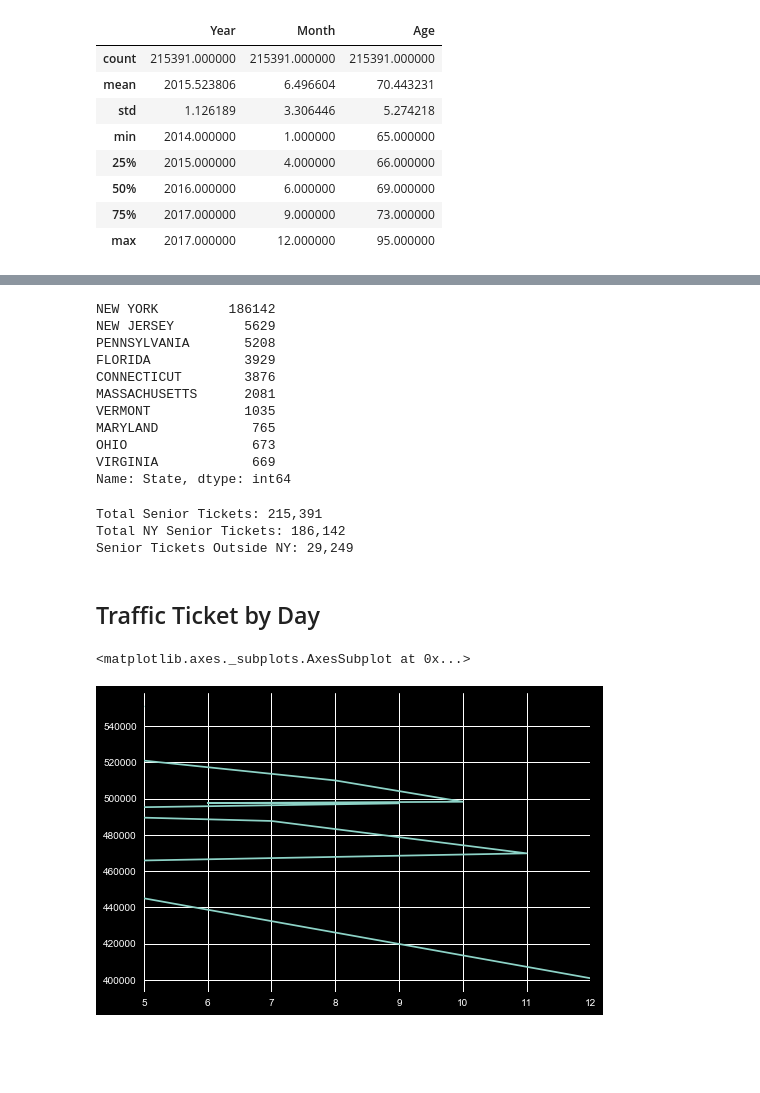
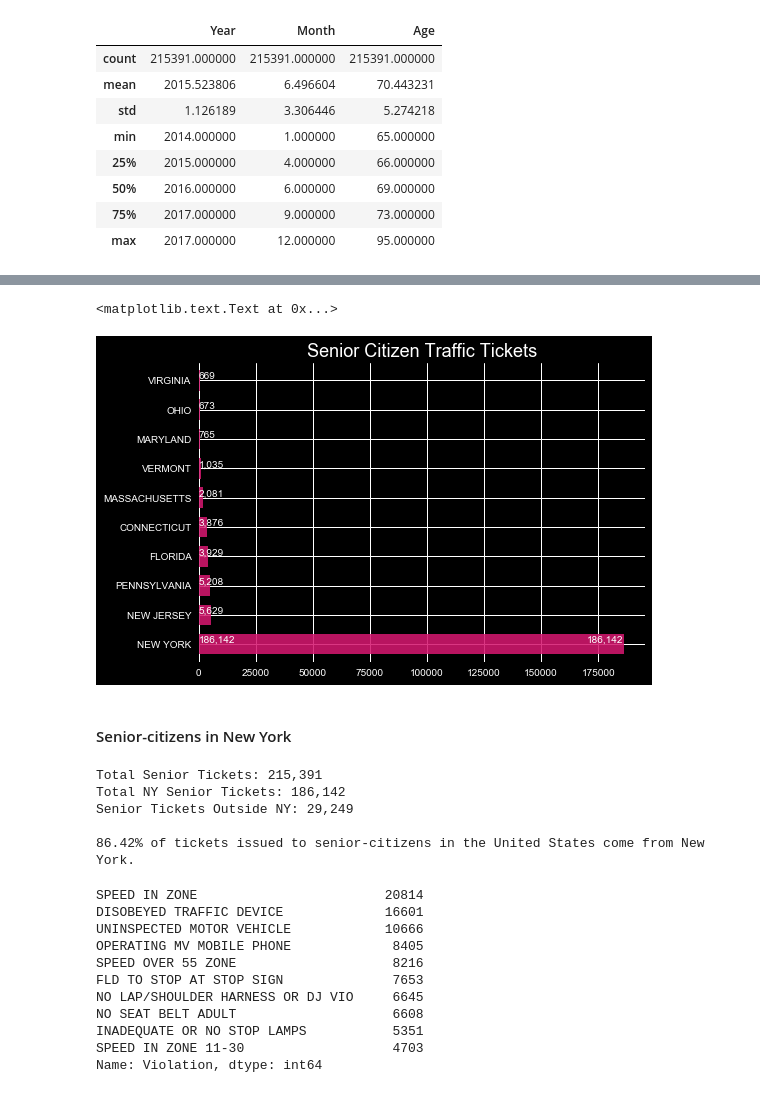
Before and after one commit to dacrands/traffic-ticket-data, a Jupyter notebook: traffic-data.ipynb, the cells around one changed output, grey strips where cells are left out. Cells and saved outputs as stored; diff of their text form; code cells hidden in the pictures; blank space fills up the shorter version.

```diff
--- a/traffic-data.ipynb
+++ b/traffic-data.ipynb
@@ -462,36 +473,46 @@ senior_tickets.describe()
+# %%
+senior_tickets.State.value_counts()[:10].plot(kind="barh", title="Senior Citizen Traffic Tickets", width=0.7, color="#d5186fde")
+for i, v in enumerate(senior_tickets.State.value_counts()[:10]):
+    plt.text(0, i+.05, '{:,}'.format(v))
+
+plt.text(senior_tickets.State.value_counts()[0] - 16000, 0+.05, '{:,}'.format(senior_tickets.State.value_counts()[0]))
+# %% [output]
+<matplotlib.text.Text at 0x...>
+[figure, added]
+# %% [markdown]
+#### Senior-citizens in New York
+# %%
+total_senior_tickets = len(senior_tickets)
+total_ny_senior_tickets = senior_tickets.State.value_counts()['NEW YORK']
+
+print("Total Senior Tickets: {0:,} \n \
+    \rTotal NY Senior Tickets: {1:,} \n \
+    \rSenior Tickets Outside NY: {2:,} \n".format(
+    total_senior_tickets,
+    total_ny_senior_tickets,
+    total_senior_tickets - total_ny_senior_tickets
+))
+
+print("{0}% of tickets issued to senior-citizens in the United States come from New York.".format(
+    round(total_ny_senior_tickets / total_senior_tickets * 100, 2)
+))
+# %% [output]
+Total Senior Tickets: 215,391
+Total NY Senior Tickets: 186,142
+Senior Tickets Outside NY: 29,249
+
+86.42% of tickets issued to senior-citizens in the United States come from New York.
 # %%
-senior_tickets.State.value_counts()[:10]
+senior_tickets[senior_tickets.State == 'NEW YORK'].Violation.value_counts()[:10]
 # %% [output]
-NEW YORK         186142
-NEW JERSEY         5629
-PENNSYLVANIA       5208
-FLORIDA            3929
-CONNECTICUT        3876
-MASSACHUSETTS      2081
-VERMONT            1035
-MARYLAND            765
-OHIO                673
-VIRGINIA            669
-Name: State, dtype: int64
+SPEED IN ZONE                        20814
+DISOBEYED TRAFFIC DEVICE             16601
+UNINSPECTED MOTOR VEHICLE            10666
+OPERATING MV MOBILE PHONE             8405
+SPEED OVER 55 ZONE                    8216
+FLD TO STOP AT STOP SIGN              7653
+NO LAP/SHOULDER HARNESS OR DJ VIO     6645
+NO SEAT BELT ADULT                    6608
+INADEQUATE OR NO STOP LAMPS           5351
+SPEED IN ZONE 11-30                   4703
+Name: Violation, dtype: int64
-# %%
-total_senior_tickets = len(senior_tickets)
-total_ny_senior_tickets = senior_tickets.State.value_counts()['NEW YORK']
-
-print("Total Senior Tickets: {0:,} \n \
-    \rTotal NY Senior Tickets: {1:,} \n \
-    \rSenior Tickets Outside NY: {2:,}".format(
-    total_senior_tickets,
-    total_ny_senior_tickets,
-    total_senior_tickets - total_ny_senior_tickets
-) )
-# %% [output]
-Total Senior Tickets: 215,391
-Total NY Senior Tickets: 186,142
-Senior Tickets Outside NY: 29,249
-# %% [markdown]
-## Traffic Ticket by Day
-# %%
-traffic_tickets.Month.value_counts().plot()
-# %% [output]
-<matplotlib.axes._subplots.AxesSubplot at 0x...>
-[figure, removed]
```
Also changed, not shown: parts of 6 cells of this notebook, 3 other files.
